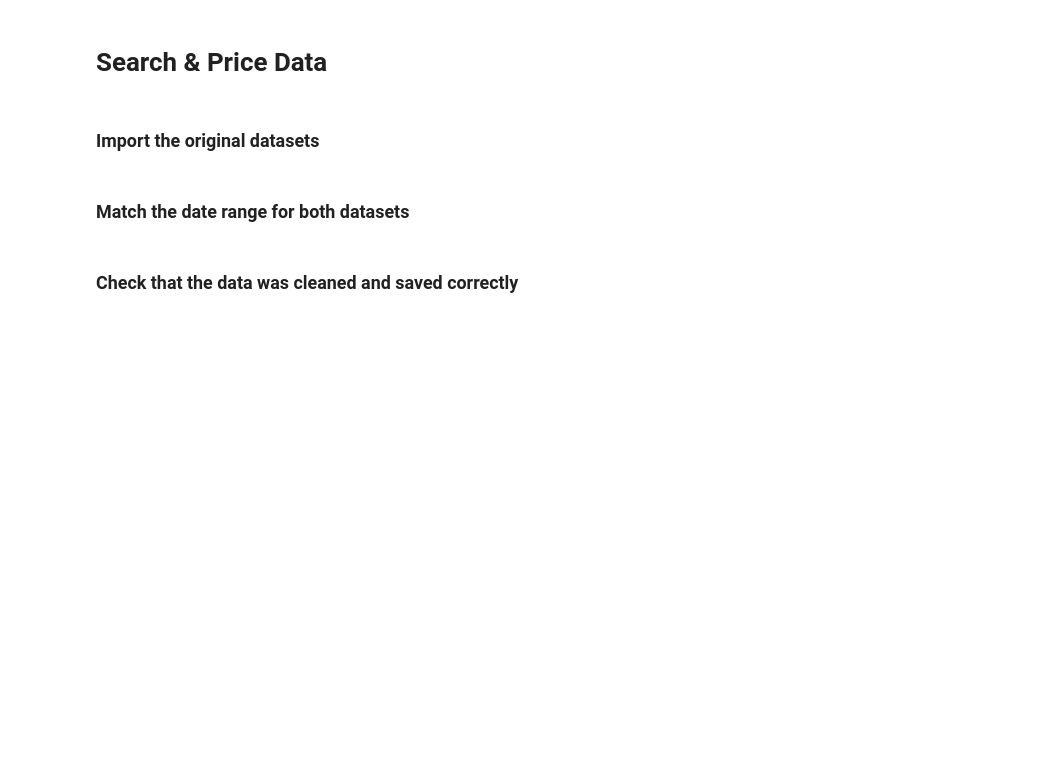
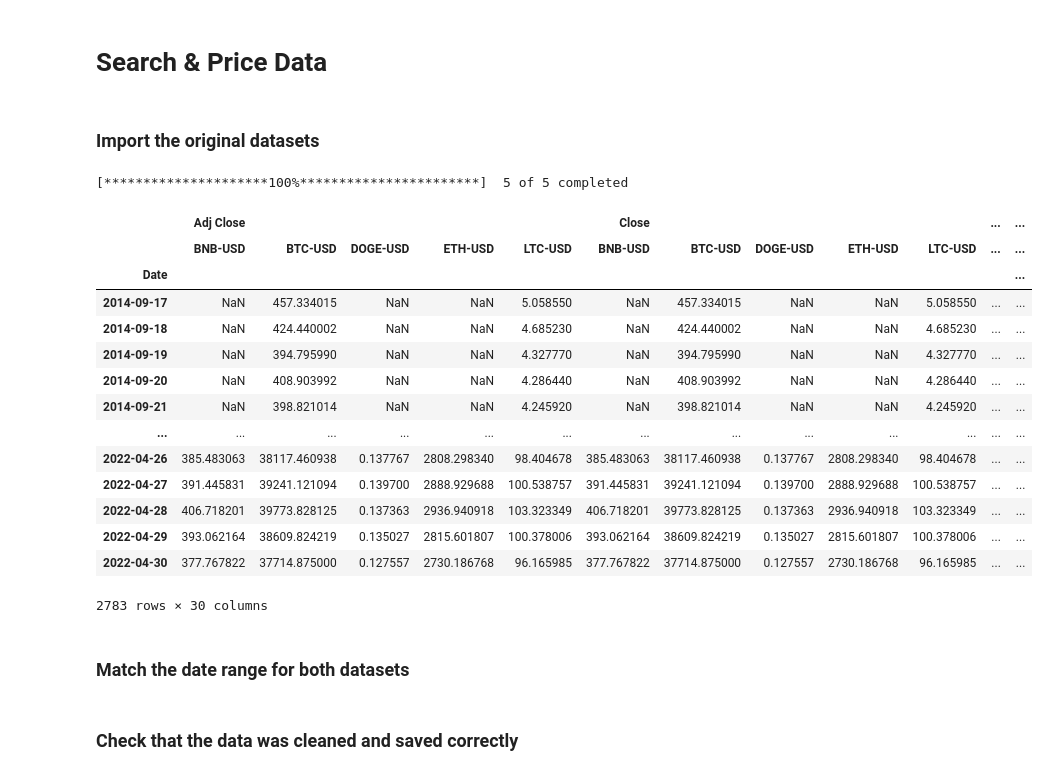
Before and after one commit to larry-lime/btc-stat-analysis, a Jupyter notebook: src/search_and_price/search_and_price.ipynb, the cells around one changed output. Drawn from its saved outputs; the diff is of its cells as text; code cells hidden in the pictures; blank space fills up the shorter version.

```diff
--- a/src/search_and_price/search_and_price.ipynb
+++ b/src/search_and_price/search_and_price.ipynb
@@ -314,13 +83,0 @@ pk.load(open("og_data_binary\\og_price_data.p", "rb"))
-# %%
-# Load in pickled data
-block_data_new =  pk.load(open("price_and_block\\block_data_new.p", "rb"))
-
-# Concatenate the data
-price_and_block_concat = pd.concat([block_data_new,og_price_data],axis=1)
-price_and_block_concat = price_and_block_concat.drop(['index','Height'],axis=1)
-
-# Save the dataframe
-pk.dump(price_and_block_concat,open("price_and_block\\price_and_block_concat.p", "wb"))
-
-# Show the dataframe
-price_and_block_concat
@@ -329,12 +83,0 @@ price_and_block_concat
-# %%
-# Load binary files
-price_and_block_concat  = pk.load(open("price_and_block\\price_and_block_concat.p", "rb"))
-
-# Show Correlation
-price_and_block_corr = price_and_block_concat.corr(method='pearson')
-
-# Saved the dataset
-pk.dump(price_and_block_corr, open("price_and_block\\price_and_block_corr.p", "wb" ))
-
-# Show the dataset
-price_and_block_corr
@@ -350,13 +83,0 @@ plt.savefig("price_and_block\\price_and_block_corr.jpg", dpi = 300)
-# %%
-# Load binary files
-price_and_block_concat = pk.load(open("price_and_block\\price_and_block_concat.p", "rb"))
-
-#Scale the data
-min_max_scaler = preprocessing.MinMaxScaler(feature_range=(0, 100))
-scaled = min_max_scaler.fit_transform(price_and_block_concat)
-price_and_block_scaled = pd.DataFrame(scaled, columns = price_and_block_concat.columns)
-price_and_block_scaled = price_and_block_scaled.set_index(price_and_block_concat.index)
-
-# Save the dataframe
-pk.dump(price_and_block_scaled, open("price_and_block\\price_and_block_scaled.p", "wb" ))
-price_and_block_scaled
@@ -431,7 +87,7 @@ plt.show()
 ### Import the original datasets
 # %%
 # Crypto Search Data
-og_search_data = pk.load(open("binary\\og_search_data.p", "rb"))
+og_search_data = pk.load(open("binary/og_search_data.p", "rb"))
 # %%
 # Set the keyword & timeframe
 keywords = ["Bitcoin", "Dogecoin", "Ethereum", "Binance Coin", "Litecoin"]
@@ -445,9 +101,26 @@ pk.dump(crypto_search, open( "binary\\crypto_search_data.p", "wb" ) )
 # %%
 # Import yfinance package
 import yfinance as yf
 crypto_price = yf.download("BTC-USD ETH-USD DOGE-USD BNB-USD LTC-USD", start="2009-01-01", end="2022-05-01",interval = "1d")
 
 # Save price data as pickled pandas datafame and .csv file
-pk.dump(crypto_price, open( "binary\\crypto_price_data.p", "wb" ) )
+pk.dump(crypto_price, open( "binary/crypto_price_data.p", "wb" ) )
 crypto_price
+# %% [output]
+[*********************100%***********************]  5 of 5 completed
+|  | Adj Close |  |  |  |  | Close |  |  |  |  | ... | ... |
+|  | BNB-USD | BTC-USD | DOGE-USD | ETH-USD | LTC-USD | BNB-USD | BTC-USD | DOGE-USD | ETH-USD | LTC-USD | ... | ... |
+| Date |  |  |  |  |  |  |  |  |  |  |  | ... |
+| 2014-09-17 | NaN | 457.334015 | NaN | NaN | 5.058550 | NaN | 457.334015 | NaN | NaN | 5.058550 | ... | ... |
+| 2014-09-18 | NaN | 424.440002 | NaN | NaN | 4.685230 | NaN | 424.440002 | NaN | NaN | 4.685230 | ... | ... |
+| 2014-09-19 | NaN | 394.795990 | NaN | NaN | 4.327770 | NaN | 394.795990 | NaN | NaN | 4.327770 | ... | ... |
+| 2014-09-20 | NaN | 408.903992 | NaN | NaN | 4.286440 | NaN | 408.903992 | NaN | NaN | 4.286440 | ... | ... |
+| 2014-09-21 | NaN | 398.821014 | NaN | NaN | 4.245920 | NaN | 398.821014 | NaN | NaN | 4.245920 | ... | ... |
+| ... | ... | ... | ... | ... | ... | ... | ... | ... | ... | ... | ... | ... |
+| 2022-04-26 | 385.483063 | 38117.460938 | 0.137767 | 2808.298340 | 98.404678 | 385.483063 | 38117.460938 | 0.137767 | 2808.298340 | 98.404678 | ... | ... |
+| 2022-04-27 | 391.445831 | 39241.121094 | 0.139700 | 2888.929688 | 100.538757 | 391.445831 | 39241.121094 | 0.139700 | 2888.929688 | 100.538757 | ... | ... |
+| 2022-04-28 | 406.718201 | 39773.828125 | 0.137363 | 2936.940918 | 103.323349 | 406.718201 | 39773.828125 | 0.137363 | 2936.940918 | 103.323349 | ... | ... |
+| 2022-04-29 | 393.062164 | 38609.824219 | 0.135027 | 2815.601807 | 100.378006 | 393.062164 | 38609.824219 | 0.135027 | 2815.601807 | 100.378006 | ... | ... |
+| 2022-04-30 | 377.767822 | 37714.875000 | 0.127557 | 2730.186768 | 96.165985 | 377.767822 | 37714.875000 | 0.127557 | 2730.186768 | 96.165985 | ... | ... |
+2783 rows × 30 columns
 # %%
```
Also changed, not shown: parts of 71 cells of this notebook, 31 other files.
